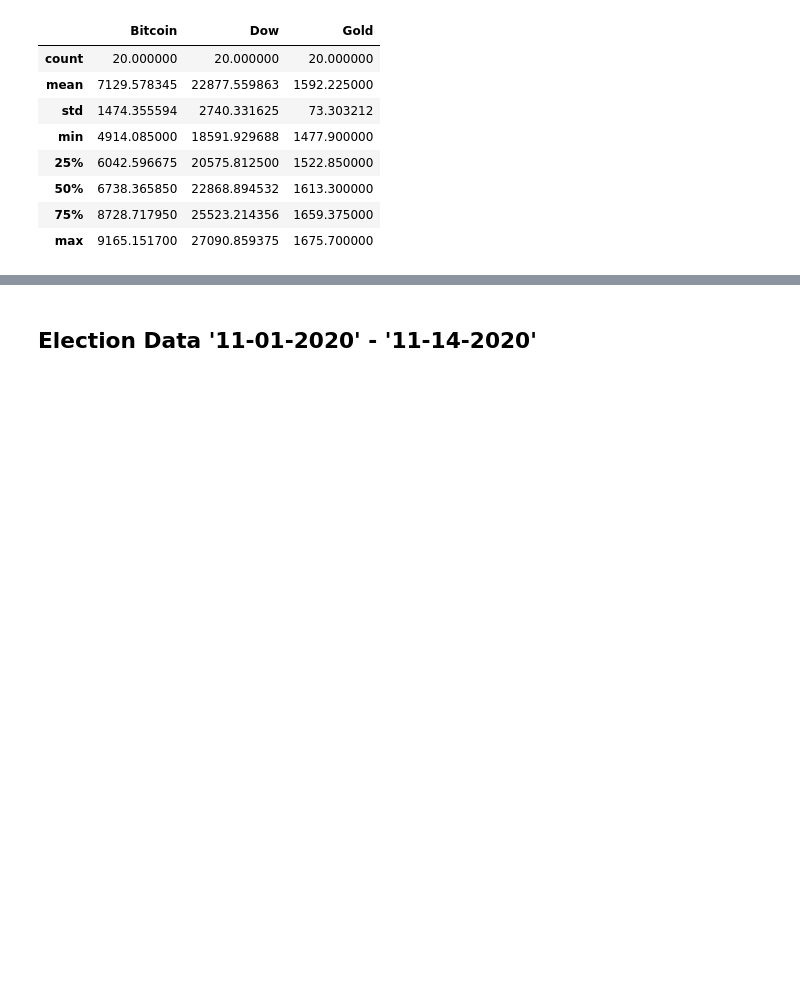
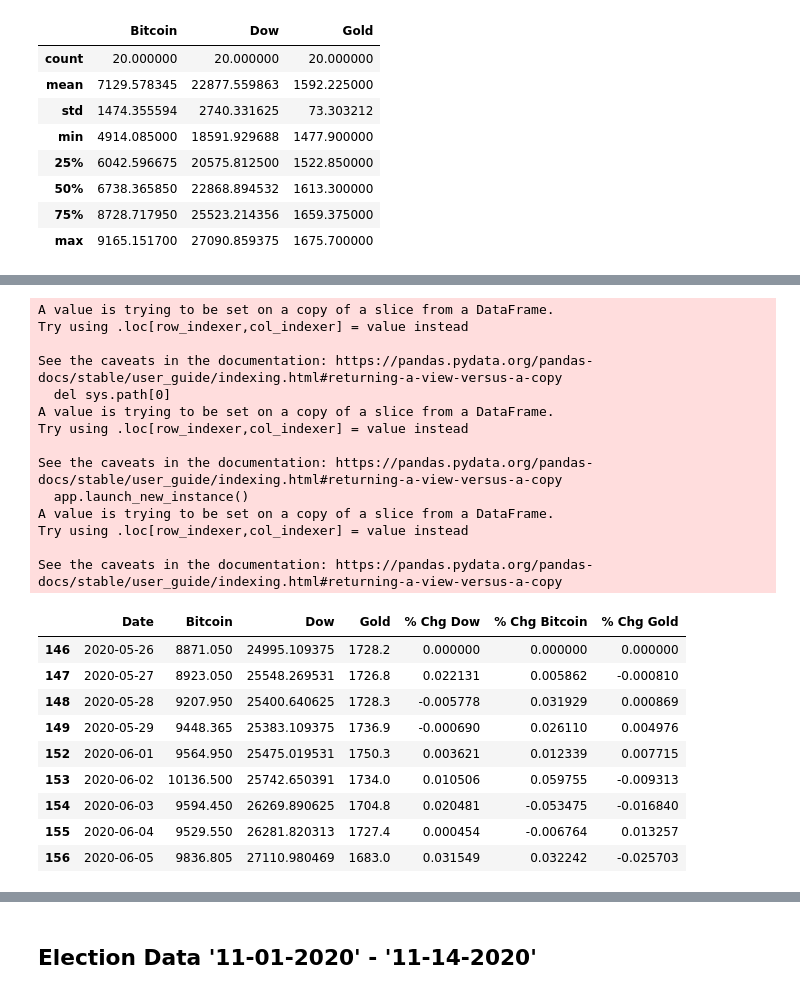
Before and after one commit to darrenr10/Project_1, a Jupyter notebook: project-nb.ipynb, the cells around one changed output, grey strips where cells are left out. Drawn from its saved outputs; the diff is of its cells as text; code cells hidden in the pictures; blank space fills up the shorter version.

```diff
--- a/project-nb.ipynb
+++ b/project-nb.ipynb
@@ -272,0 +311,47 @@ covid_df.describe()
+# %%
+bitcoin_x = gf_df['Bitcoin']
+dow_x = gf_df['Dow']
+gold_x = gf_df['Gold']
+all_y = gf_df['Date']
+percent_dow = dow_x.pct_change()
+percent_dow
+percent_bitcoin = bitcoin_x.pct_change()
+percent_bitcoin
+percent_gold = gold_x.pct_change()
+percent_gold
+
+#adding to DF
+gf_df['% Chg Dow'] = percent_dow
+gf_df.head()
+
+gf_df['% Chg Bitcoin'] = percent_bitcoin
+gf_df.head()
+
+gf_df['% Chg Gold'] = percent_gold
+gf_df.head(10)
+gf_df.fillna(0)
+# %% [output]
+A value is trying to be set on a copy of a slice from a DataFrame.
+Try using .loc[row_indexer,col_indexer] = value instead
+
+See the caveats in the documentation: https://pandas.pydata.org/pandas-docs/stable/user_guide/indexing.html#returning-a-view-versus-a-copy
+  del sys.path[0]
+A value is trying to be set on a copy of a slice from a DataFrame.
+Try using .loc[row_indexer,col_indexer] = value instead
+
+See the caveats in the documentation: https://pandas.pydata.org/pandas-docs/stable/user_guide/indexing.html#returning-a-view-versus-a-copy
+  app.launch_new_instance()
+A value is trying to be set on a copy of a slice from a DataFrame.
+Try using .loc[row_indexer,col_indexer] = value instead
+
+See the caveats in the documentation: https://pandas.pydata.org/pandas-docs/stable/user_guide/indexing.html#returning-a-view-versus-a-copy
+|  | Date | Bitcoin | Dow | Gold | % Chg Dow | % Chg Bitcoin | % Chg Gold |
+| 146 | 2020-05-26 | 8871.050 | 24995.109375 | 1728.2 | 0.000000 | 0.000000 | 0.000000 |
+| 147 | 2020-05-27 | 8923.050 | 25548.269531 | 1726.8 | 0.022131 | 0.005862 | -0.000810 |
+| 148 | 2020-05-28 | 9207.950 | 25400.640625 | 1728.3 | -0.005778 | 0.031929 | 0.000869 |
+| 149 | 2020-05-29 | 9448.365 | 25383.109375 | 1736.9 | -0.000690 | 0.026110 | 0.004976 |
+| 152 | 2020-06-01 | 9564.950 | 25475.019531 | 1750.3 | 0.003621 | 0.012339 | 0.007715 |
+| 153 | 2020-06-02 | 10136.500 | 25742.650391 | 1734.0 | 0.010506 | 0.059755 | -0.009313 |
+| 154 | 2020-06-03 | 9594.450 | 26269.890625 | 1704.8 | 0.020481 | -0.053475 | -0.016840 |
+| 155 | 2020-06-04 | 9529.550 | 26281.820313 | 1727.4 | 0.000454 | -0.006764 | 0.013257 |
+| 156 | 2020-06-05 | 9836.805 | 27110.980469 | 1683.0 | 0.031549 | 0.032242 | -0.025703 |
```
Also changed, not shown: parts of 10 cells of this notebook.
